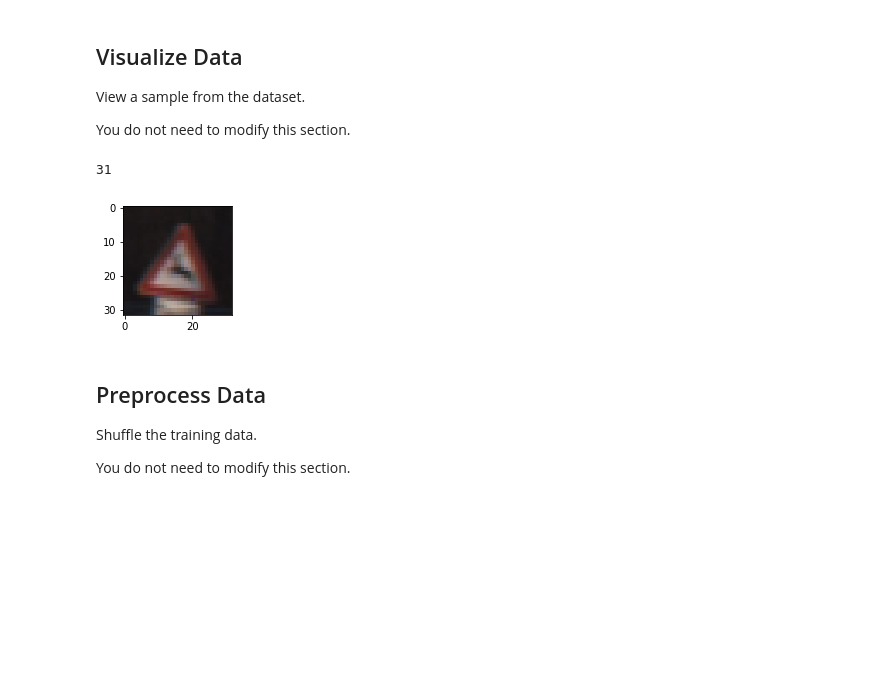
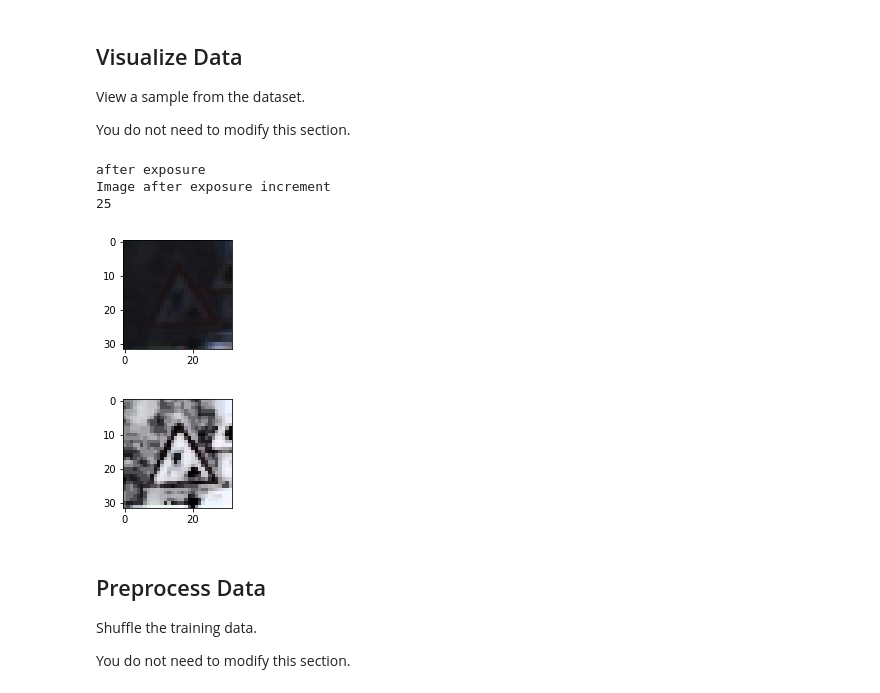
Before and after one commit to toshiharutf/CarND-Term1-Traffic_sign_classifier_P2, a Jupyter notebook: Traffic_sign_class_P2 v2.2.ipynb, the cells around one changed output. Drawn from its saved outputs; the diff is of its cells as text; code cells hidden in the pictures; blank space fills up the shorter version.

```diff
--- a/Traffic_sign_class_P2 v2.2.ipynb
+++ b/Traffic_sign_class_P2 v2.2.ipynb
@@ -14,13 +14,13 @@ import pickle
 
 # TODO: Fill this in based on where you saved the training and testing data
 
-#training_file = 'G:/Documents/GITHUB/CarND-Term1-Traffic_sign_data/train.p'
-#validation_file= 'G:/Documents/GITHUB/CarND-Term1-Traffic_sign_data/valid.p'
-#testing_file = 'G:/Documents/GITHUB/CarND-Term1-Traffic_sign_data/test.p'
+training_file = 'G:/Documents/GITHUB/CarND-Term1-Traffic_sign_data/train.p'
+validation_file= 'G:/Documents/GITHUB/CarND-Term1-Traffic_sign_data/valid.p'
+testing_file = 'G:/Documents/GITHUB/CarND-Term1-Traffic_sign_data/test.p'
 
-training_file = '/home/toshi/Documents/GITHUB/CarND-Term1-Traffic_sign_data/train.p'
-validation_file= '/home/toshi/Documents/GITHUB/CarND-Term1-Traffic_sign_data/valid.p'
-testing_file = '/home/toshi/Documents/GITHUB/CarND-Term1-Traffic_sign_data/test.p'
+#training_file = '/home/toshi/Documents/GITHUB/CarND-Term1-Traffic_sign_data/train.p'
+#validation_file= '/home/toshi/Documents/GITHUB/CarND-Term1-Traffic_sign_data/valid.p'
+#testing_file = '/home/toshi/Documents/GITHUB/CarND-Term1-Traffic_sign_data/test.p'
 
 with open(training_file, mode='rb') as f:
     train = pickle.load(f)
@@ -66,18 +66,36 @@ You do not need to modify this section.
 # %%
 import random
 import numpy as np
 import matplotlib.pyplot as plt
+from skimage import exposure
+import cv2
+
 %matplotlib inline
 
 index = random.randint(0, len(X_train))
 image = X_train[index].squeeze()
+#image2 = exposure.equalize_hist(image)
+img_yuv = cv2.cvtColor(image, cv2.COLOR_RGB2YUV)
+# equalize the histogram of the Y channel
+img_yuv[:,:,0] = cv2.equalizeHist(img_yuv[:,:,0])
 
+print("after exposure")
 plt.figure(figsize=(2,2))
 plt.imshow(image)
+
+print("Image after exposure increment")
+plt.figure(figsize=(2,2))
+img_output = cv2.cvtColor(img_yuv, cv2.COLOR_YUV2RGB)
+plt.imshow(img_output)
 print(y_train[index])
+
+#print(img_yuv)
 # %% [output]
-31
+after exposure
+Image after exposure increment
+25
-[figure, old version]
+[figure, new version]
+[figure, added]
 # %% [markdown]
 ## Preprocess Data
 
```
Also changed, not shown: parts of 6 cells of this notebook, 8 other files.
